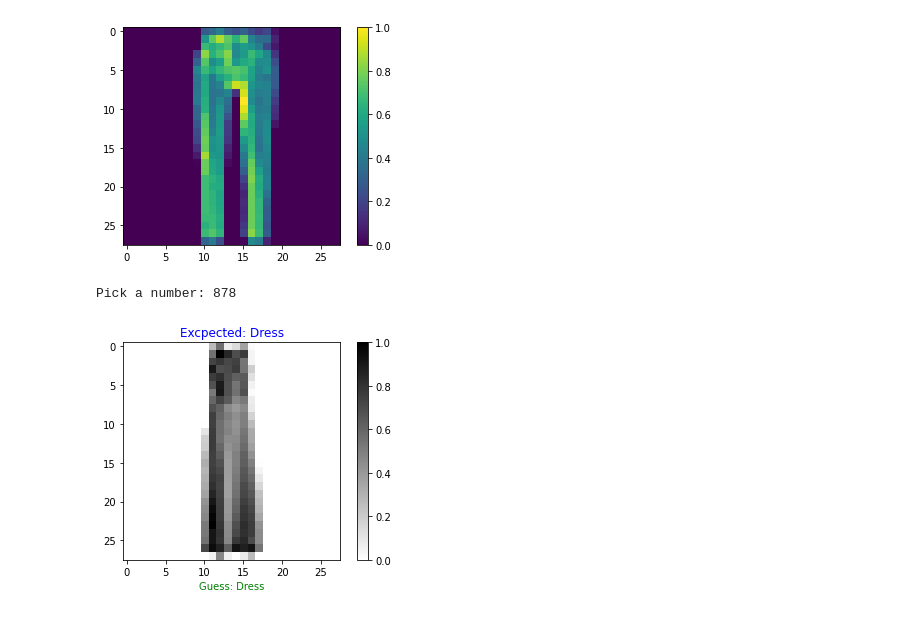
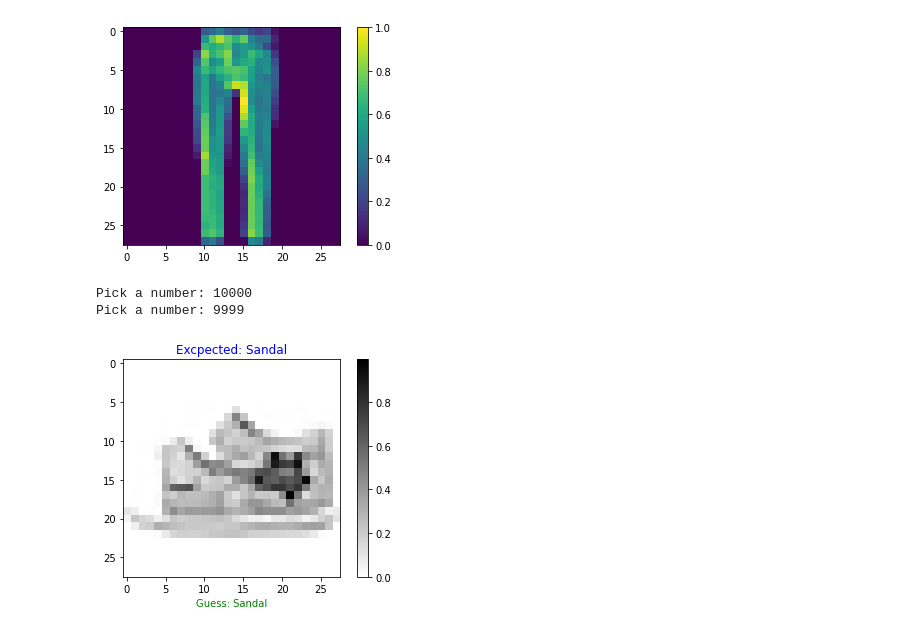
Before and after one commit to FreddieMercy/Deep-Learning-A-Z-Hands-On-Artificial-Neural-Networks, a Jupyter notebook: Practice/Tensorflow Colab Practice/freeCodeCamp.org/ImageProcessingNeuralNetworks.ipynb, the cells around one changed output. Saved outputs shown, nothing was run; the diff lists cells and outputs as text; code cells hidden in the pictures.

```diff
--- a/Practice/Tensorflow Colab Practice/freeCodeCamp.org/ImageProcessingNeuralNetworks.ipynb
+++ b/Practice/Tensorflow Colab Practice/freeCodeCamp.org/ImageProcessingNeuralNetworks.ipynb
@@ -115,33 +124,34 @@ def predict(model, image, correct_label):
   prediction = model.predict(np.array([image]))
   predicted_class = class_names[np.argmax(prediction)]
 
   show_image(image, class_names[correct_label], predicted_class)
 
 
 def show_image(img, label, guess):
   plt.figure()
   plt.imshow(img, cmap=plt.cm.binary)
   plt.title("Excpected: " + label, color='b')
   plt.xlabel("Guess: " + guess, color='g')
   plt.colorbar()
   plt.grid(False)
   plt.show()
 
 
 def get_number():
   while True:
     num = input("Pick a number: ")
     if num.isdigit():
       num = int(num)
-      if 0 <= num <= 1000:
+      if 0 <= num < len(test_images):
         return int(num)
     else:
       print("Try again...")
 
 num = get_number()
 image = test_images[num]
 label = test_labels[num]
 predict(model, image, label)
 # %% [output]
-Pick a number: 878
+Pick a number: 10000
+Pick a number: 9999
-[figure, old version]
+[figure, new version]
```
Also changed, not shown: parts of 6 cells of this notebook, 2 other files.
